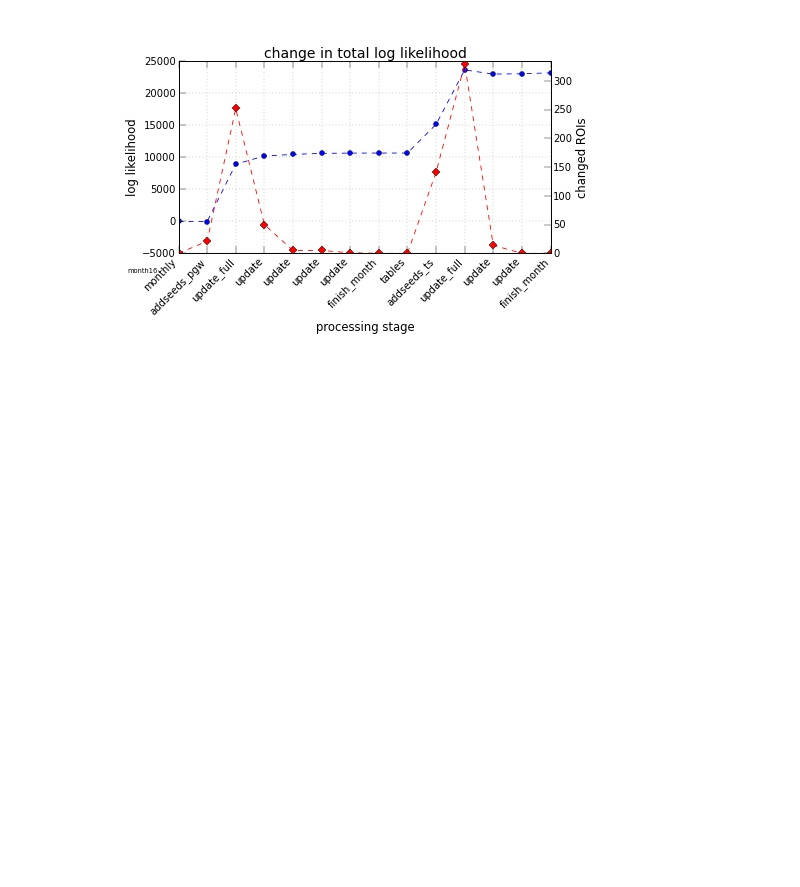
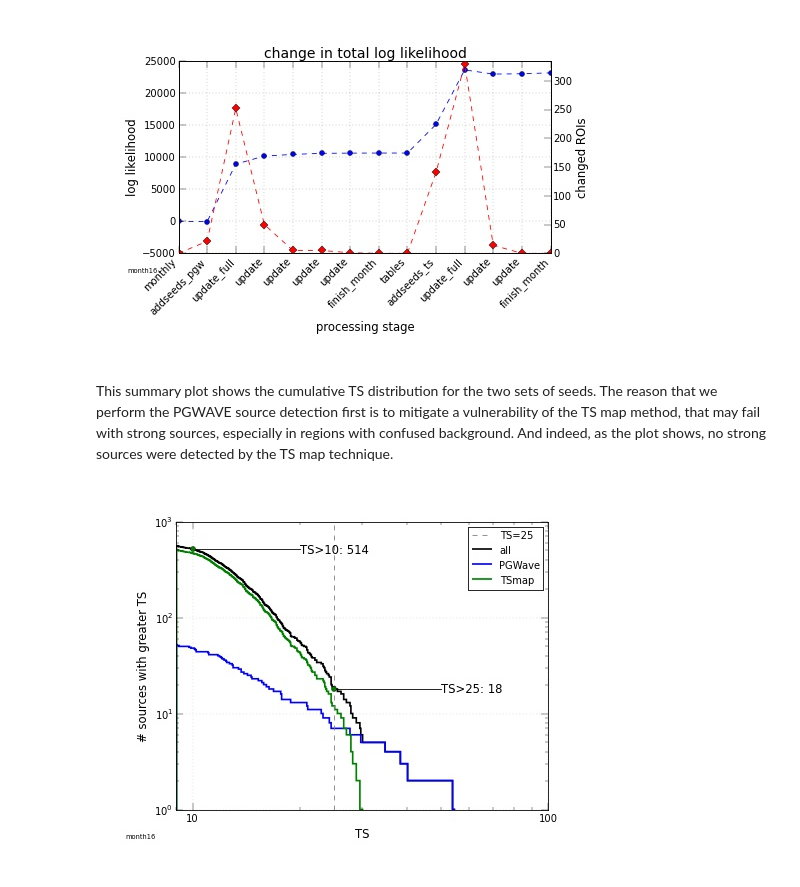
Before and after one commit to tburnett/Fermi-LAT, a Jupyter notebook: transients/Document.ipynb, the cells around one changed output. Saved outputs shown, nothing was run; the diff lists cells and outputs as text; code cells hidden in the pictures; blank space fills up the shorter version.

```diff
--- a/transients/Document.ipynb
+++ b/transients/Document.ipynb
@@ -31,3 +60,9 @@ os.chdir(os.path.expandvars('$FERMI/skymodels/P301_monthly'))
 display.Image('month16/plots/counts/loglikelihood_month16.jpg')
 # %% [output]
 [figure]
+# %% [markdown]
+This summary plot shows the cumulative TS distribution for the two sets of seeds. The reason that we perform the PGWAVE source detection first is to mitigate a vulnerability of the TS map method, that may fail with strong sources, especially in regions with confused background. And indeed, as the plot shows, no strong sources were detected by the TS map technique.
+# %%
+display.Image('month16/plots/transients/cumulative_ts_month16.jpg')
+# %% [output]
+[figure, added]
```
Also changed, not shown: parts of 10 cells of this notebook.
